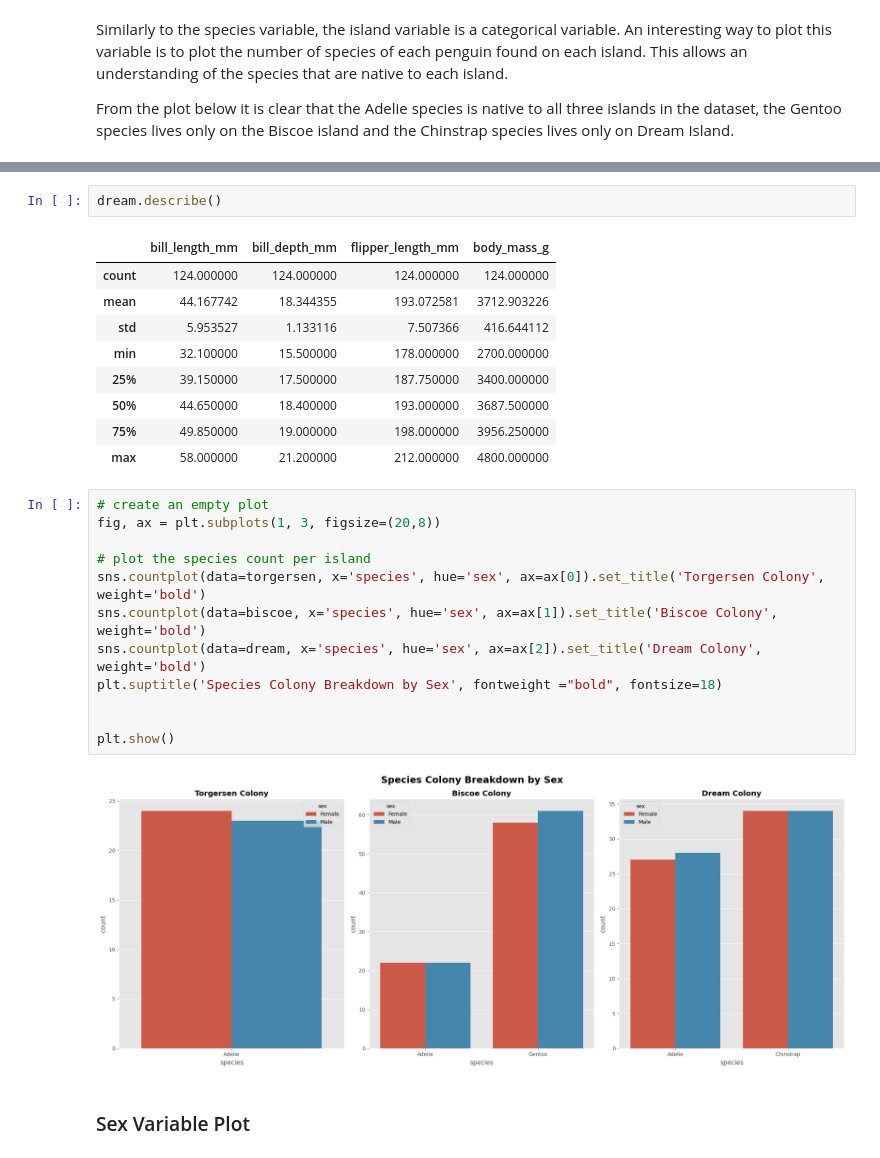
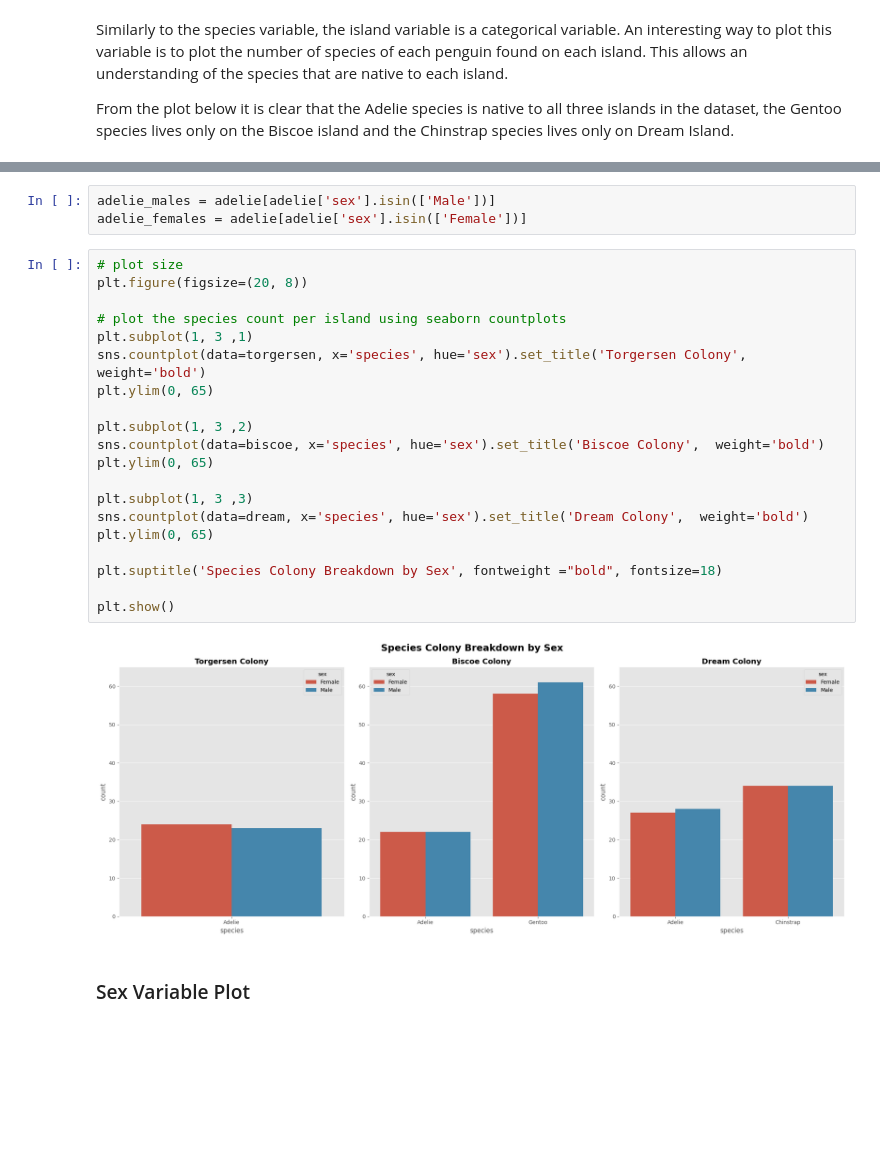
Before and after one commit to humphs078/data_analysis_fundamentals, a Jupyter notebook: tasks.ipynb, the cells around one changed output, grey strips where cells are left out. Drawn from its saved outputs; the diff is of its cells as text; blank space fills up the shorter version.

```diff
--- a/tasks.ipynb
+++ b/tasks.ipynb
@@ -1304,29 +1265,28 @@ biscoe.describe()
-# %%
-dream.describe()
-# %% [output]
-|  | bill_length_mm | bill_depth_mm | flipper_length_mm | body_mass_g |
-| count | 124.000000 | 124.000000 | 124.000000 | 124.000000 |
-| mean | 44.167742 | 18.344355 | 193.072581 | 3712.903226 |
-| std | 5.953527 | 1.133116 | 7.507366 | 416.644112 |
-| min | 32.100000 | 15.500000 | 178.000000 | 2700.000000 |
-| 25% | 39.150000 | 17.500000 | 187.750000 | 3400.000000 |
-| 50% | 44.650000 | 18.400000 | 193.000000 | 3687.500000 |
-| 75% | 49.850000 | 19.000000 | 198.000000 | 3956.250000 |
-| max | 58.000000 | 21.200000 | 212.000000 | 4800.000000 |
+# %%
+adelie_males = adelie[adelie['sex'].isin(['Male'])]
+adelie_females = adelie[adelie['sex'].isin(['Female'])]
 # %%
-# create an empty plot
-fig, ax = plt.subplots(1, 3, figsize=(20,8))
+# plot size
+plt.figure(figsize=(20, 8))
 
-# plot the species count per island
-sns.countplot(data=torgersen, x='species', hue='sex', ax=ax[0]).set_title('Torgersen Colony',  weight='bold')
-sns.countplot(data=biscoe, x='species', hue='sex', ax=ax[1]).set_title('Biscoe Colony',  weight='bold')
-sns.countplot(data=dream, x='species', hue='sex', ax=ax[2]).set_title('Dream Colony',  weight='bold')
+# plot the species count per island using seaborn countplots
+plt.subplot(1, 3 ,1)
+sns.countplot(data=torgersen, x='species', hue='sex').set_title('Torgersen Colony',  weight='bold')
+plt.ylim(0, 65)
+
+plt.subplot(1, 3 ,2)
+sns.countplot(data=biscoe, x='species', hue='sex').set_title('Biscoe Colony',  weight='bold')
+plt.ylim(0, 65)
+
+plt.subplot(1, 3 ,3)
+sns.countplot(data=dream, x='species', hue='sex').set_title('Dream Colony',  weight='bold')
+plt.ylim(0, 65)
+
 plt.suptitle('Species Colony Breakdown by Sex', fontweight ="bold", fontsize=18)
 
-
 plt.show()
 # %% [output]
-[figure, old version]
+[figure, new version]
 # %% [markdown]
 ### Sex Variable Plot <a id="sex-variable-plot"></a>
 # %% [markdown]
```
Also changed, not shown: parts of 32 cells of this notebook.
